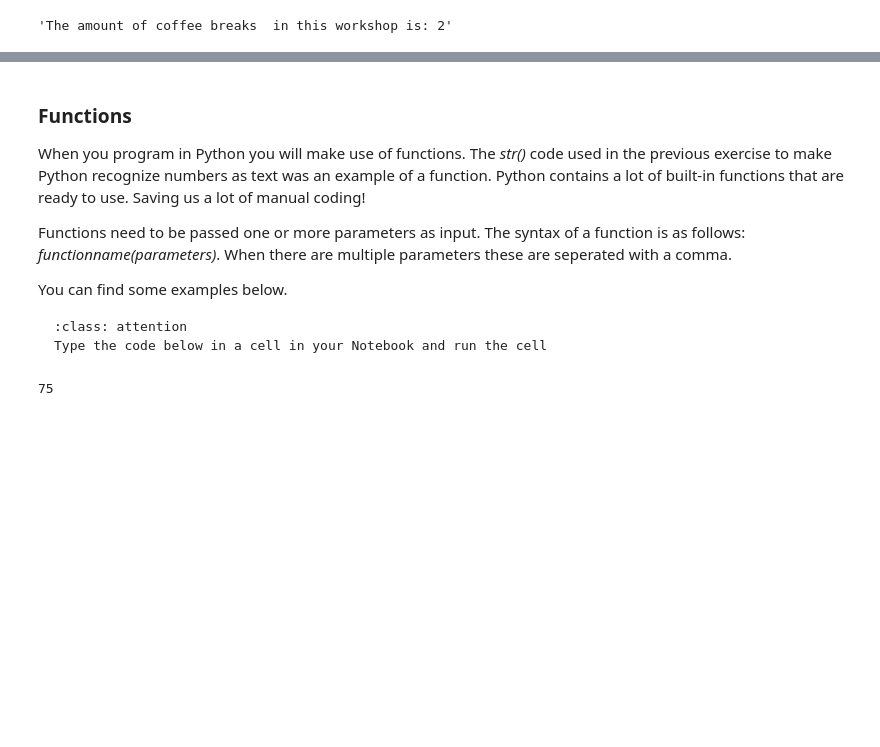
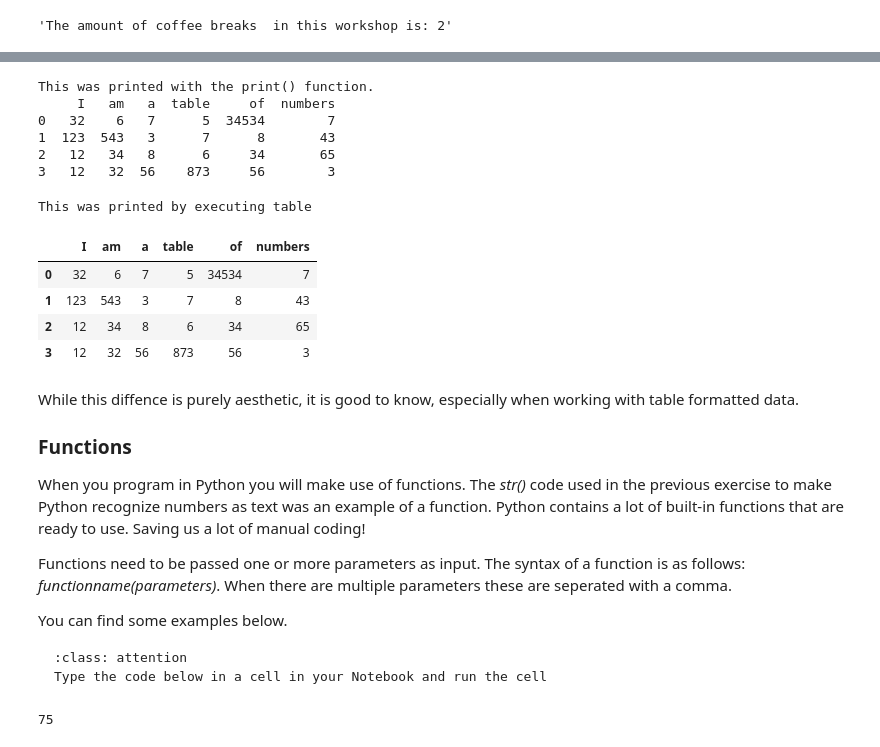
Before and after one commit to MirjamC/xml-workshop, a Jupyter notebook: _sources/1_introduction_python.ipynb, the cells around one changed output, grey strips where cells are left out. Drawn from its saved outputs; the diff is of its cells as text; code cells hidden in the pictures; blank space fills up the shorter version.

```diff
--- a/_sources/1_introduction_python.ipynb
+++ b/_sources/1_introduction_python.ipynb
@@ -315,4 +406,29 @@ f"The amount of {line_1} in this workshop is: {amount_1}"
+# %%
+import pandas as pd
+data = [32,6,7,5,34534,7], [123,543,3,7,8,43],[12,34,8,6,34,65],[12,32,56,873,56,3]
+table = pd.DataFrame(data, columns = ["I","am","a","table","of","numbers"])
+print("This was printed with the print() function.")
+print(table)
+# %% [output]
+This was printed with the print() function.
+     I   am   a  table     of  numbers
+0   32    6   7      5  34534        7
+1  123  543   3      7      8       43
+2   12   34   8      6     34       65
+3   12   32  56    873     56        3
+# %%
+print("This was printed by executing table")
+table
+# %% [output]
+This was printed by executing table
+|  | I | am | a | table | of | numbers |
+| 0 | 32 | 6 | 7 | 5 | 34534 | 7 |
+| 1 | 123 | 543 | 3 | 7 | 8 | 43 |
+| 2 | 12 | 34 | 8 | 6 | 34 | 65 |
+| 3 | 12 | 32 | 56 | 873 | 56 | 3 |
 # %% [markdown]
+While this diffence is purely aesthetic, it is good to know, especially when working with table formatted data.
+
 ### Functions
 
 When you program in Python you will make use of functions. The *str()* code used in the previous exercise to make Python recognize numbers as text was an example of a function. Python contains a lot of built-in functions that are ready to use. Saving us a lot of manual coding!
```
Also changed, not shown: parts of 20 cells of this notebook, 23 other files.
